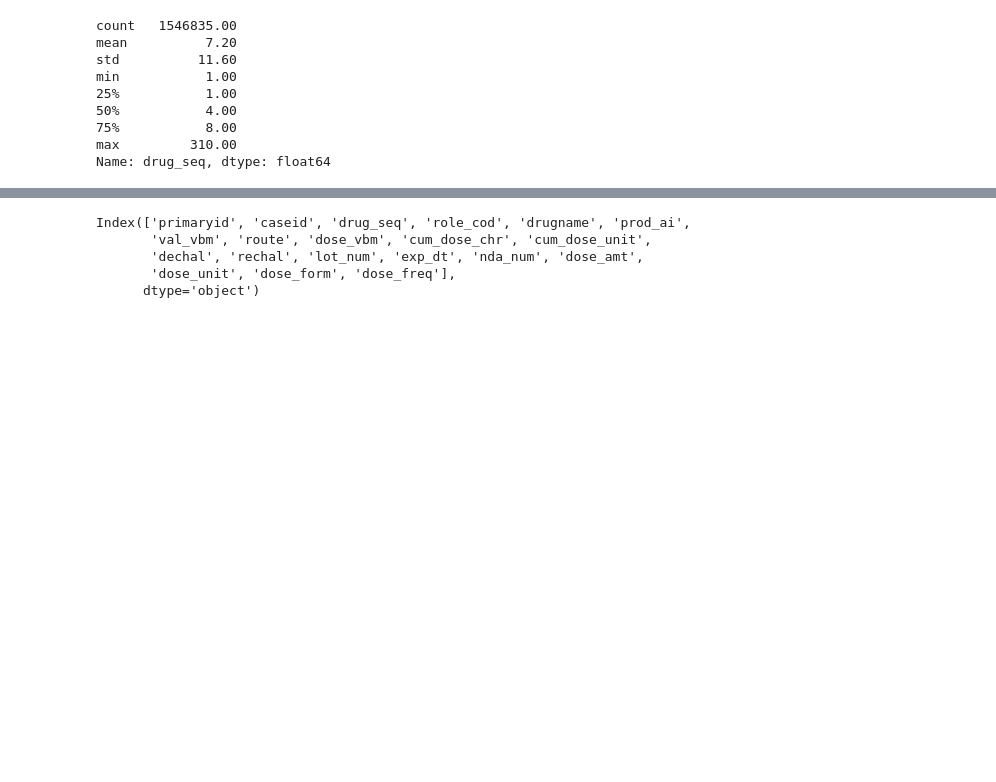
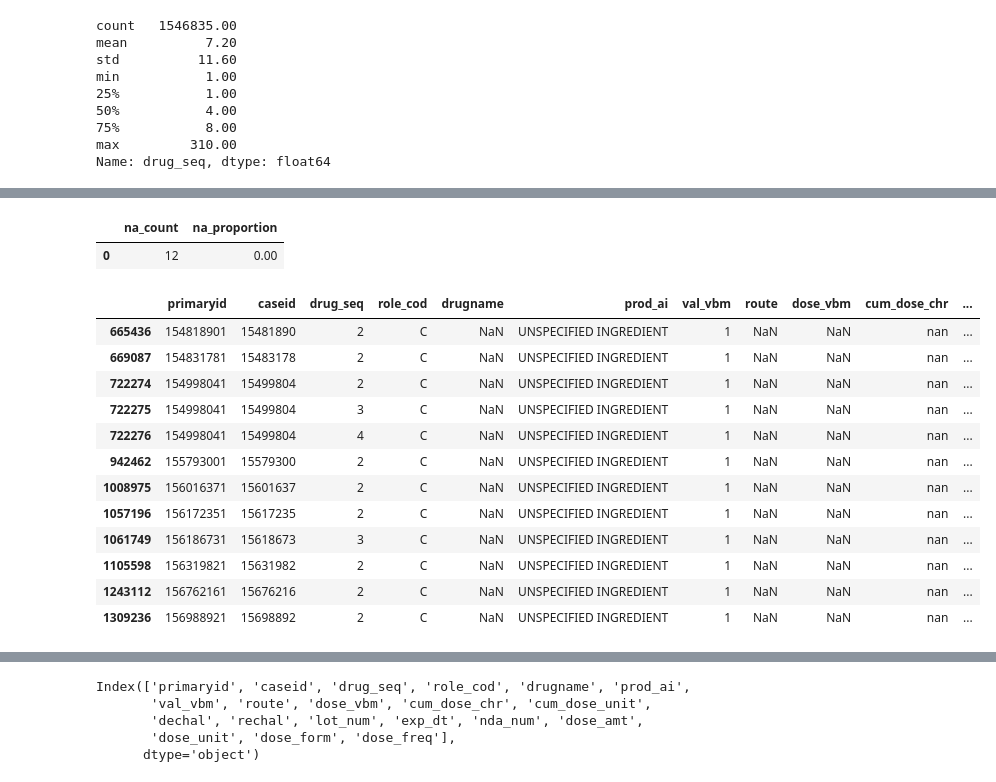
Before and after one commit to 33eyes/FAERS_graph, a Jupyter notebook: data_quality_analysis.ipynb, the cells around one changed output, grey strips where cells are left out. Saved outputs shown, nothing was run; the diff lists cells and outputs as text; code cells hidden in the pictures; blank space fills up the shorter version.

Commit message:
DRUG file DQA, wip.

```diff
--- a/data_quality_analysis.ipynb
+++ b/data_quality_analysis.ipynb
@@ -1787,0 +1549,21 @@ Name: drug_seq, dtype: float64
+# %%
+show_na(drug.drugname)
+# %% [output]
+|  | na_count | na_proportion |
+| 0 | 12 | 0.00 |
+# %%
+drug[drug.drugname.isna()]
+# %% [output]
+|  | primaryid | caseid | drug_seq | role_cod | drugname | prod_ai | val_vbm | route | dose_vbm | cum_dose_chr | ... |
+| 665436 | 154818901 | 15481890 | 2 | C | NaN | UNSPECIFIED INGREDIENT | 1 | NaN | NaN | nan | ... |
+| 669087 | 154831781 | 15483178 | 2 | C | NaN | UNSPECIFIED INGREDIENT | 1 | NaN | NaN | nan | ... |
+| 722274 | 154998041 | 15499804 | 2 | C | NaN | UNSPECIFIED INGREDIENT | 1 | NaN | NaN | nan | ... |
+| 722275 | 154998041 | 15499804 | 3 | C | NaN | UNSPECIFIED INGREDIENT | 1 | NaN | NaN | nan | ... |
+| 722276 | 154998041 | 15499804 | 4 | C | NaN | UNSPECIFIED INGREDIENT | 1 | NaN | NaN | nan | ... |
+| 942462 | 155793001 | 15579300 | 2 | C | NaN | UNSPECIFIED INGREDIENT | 1 | NaN | NaN | nan | ... |
+| 1008975 | 156016371 | 15601637 | 2 | C | NaN | UNSPECIFIED INGREDIENT | 1 | NaN | NaN | nan | ... |
+| 1057196 | 156172351 | 15617235 | 2 | C | NaN | UNSPECIFIED INGREDIENT | 1 | NaN | NaN | nan | ... |
+| 1061749 | 156186731 | 15618673 | 3 | C | NaN | UNSPECIFIED INGREDIENT | 1 | NaN | NaN | nan | ... |
+| 1105598 | 156319821 | 15631982 | 2 | C | NaN | UNSPECIFIED INGREDIENT | 1 | NaN | NaN | nan | ... |
+| 1243112 | 156762161 | 15676216 | 2 | C | NaN | UNSPECIFIED INGREDIENT | 1 | NaN | NaN | nan | ... |
+| 1309236 | 156988921 | 15698892 | 2 | C | NaN | UNSPECIFIED INGREDIENT | 1 | NaN | NaN | nan | ... |
```
Also changed, not shown: parts of 90 cells of this notebook.
